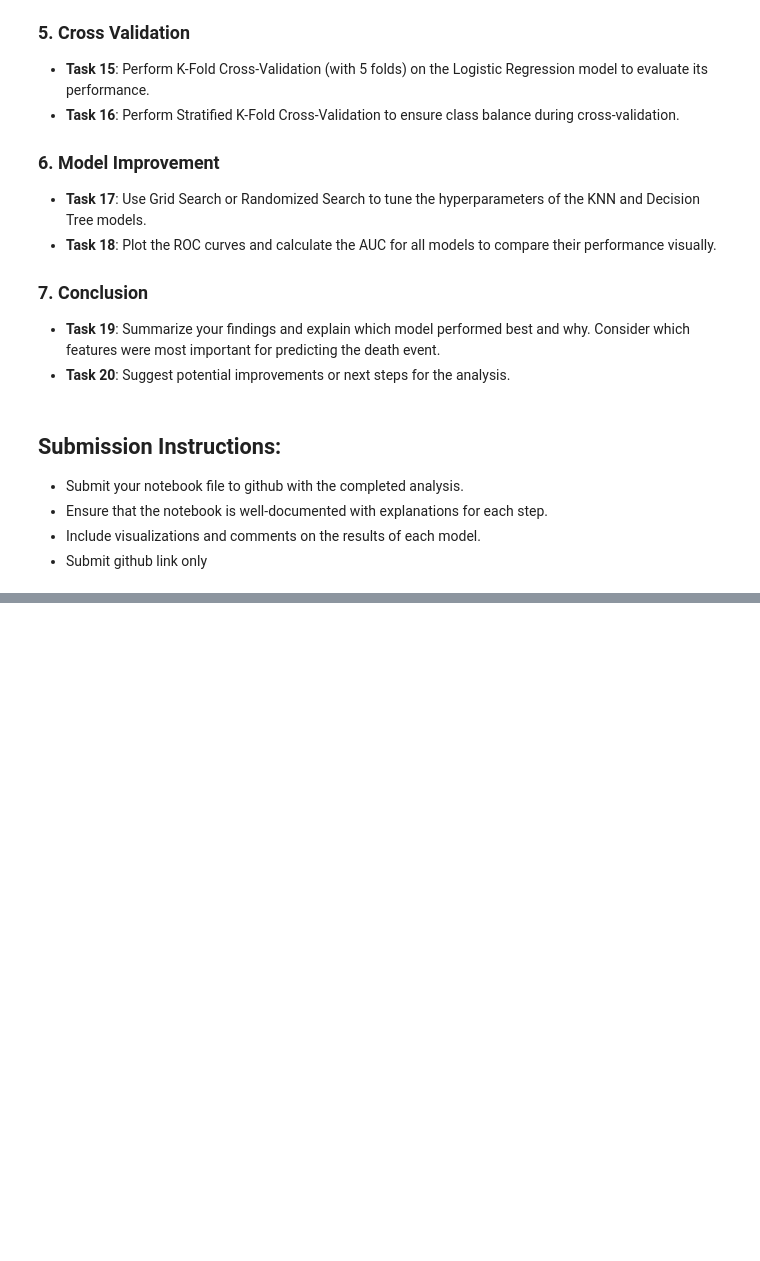
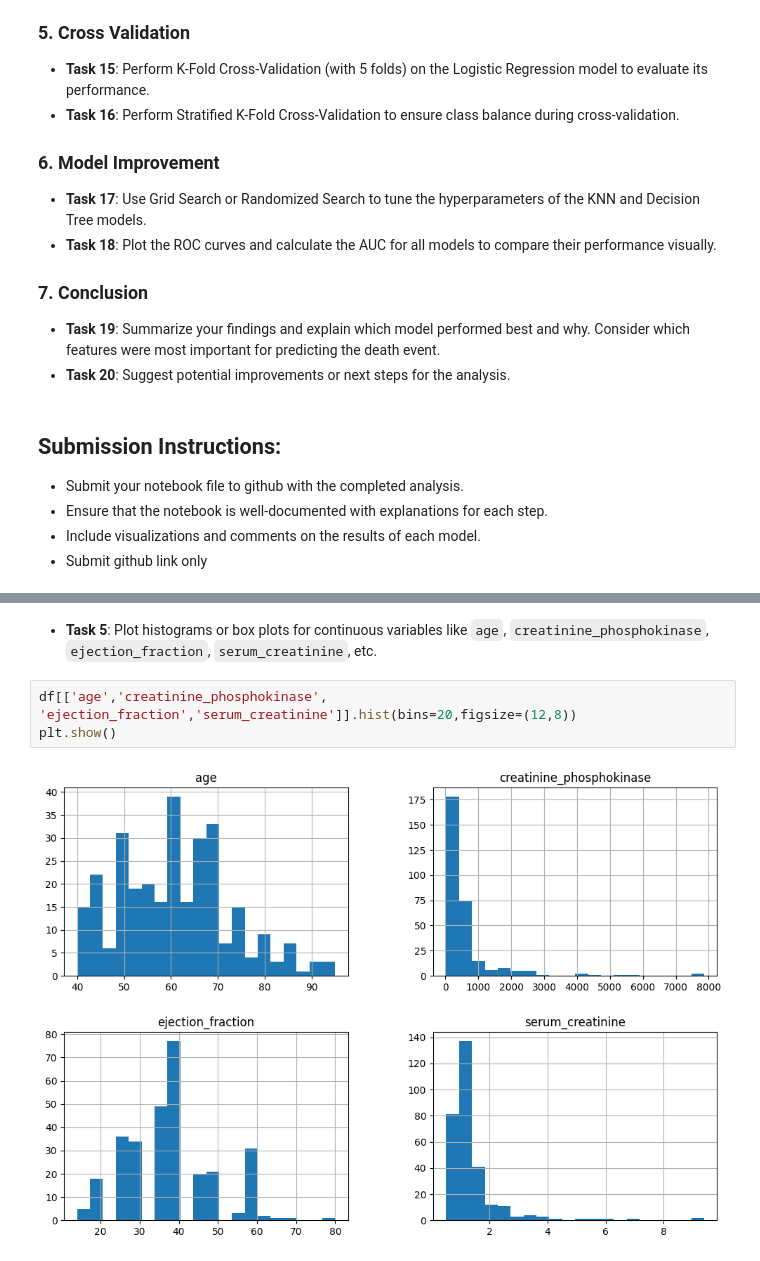
Before and after one commit to rafhan59/Heart-Failure-Prediction-Model, a Jupyter notebook: Assignment_Classification_Model_Evaluation_.ipynb, the cells around one changed output, grey strips where cells are left out. Drawn from its saved outputs; the diff is of its cells as text; blank space fills up the shorter version.

```diff
--- a/Assignment_Classification_Model_Evaluation_.ipynb
+++ b/Assignment_Classification_Model_Evaluation_.ipynb
@@ -93,0 +160,7 @@ The dataset consists of 13 variables, each representing clinical features and de
+# %% [markdown]
+- **Task 5**: Plot histograms or box plots for continuous variables like `age`, `creatinine_phosphokinase`, `ejection_fraction`, `serum_creatinine`, etc.
+# %%
+df[['age','creatinine_phosphokinase', 'ejection_fraction','serum_creatinine']].hist(bins=20,figsize=(12,8))
+plt.show()
+# %% [output]
+[figure, added]
```
Also changed, not shown: parts of 9 cells of this notebook, 1 other file.
